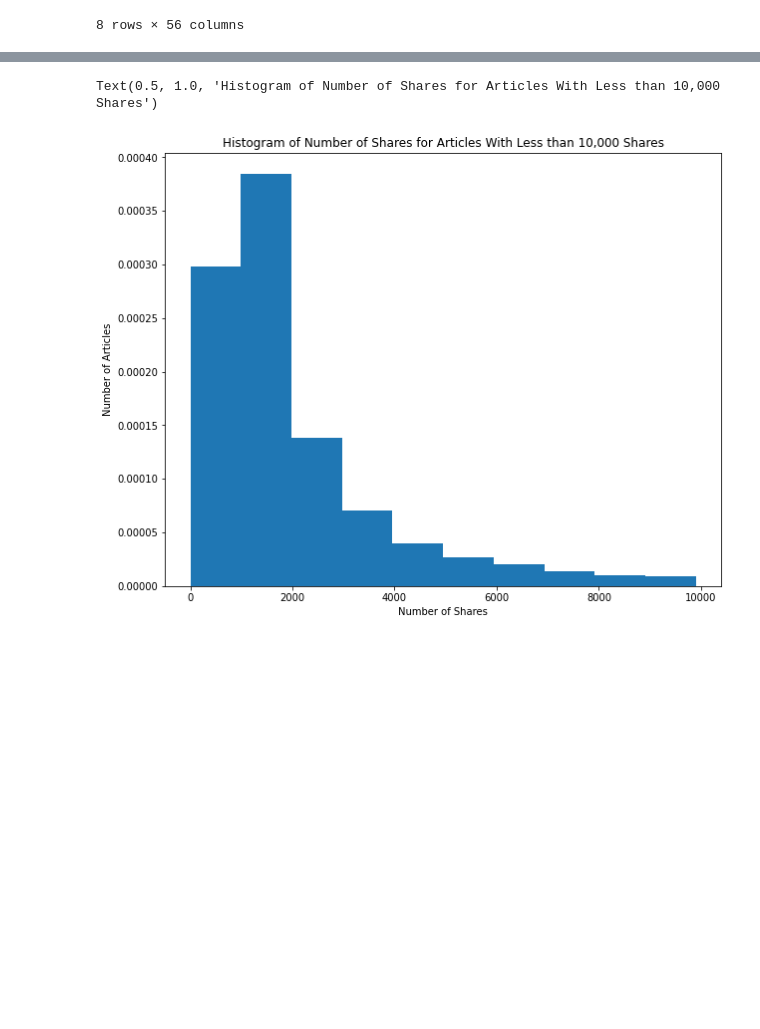
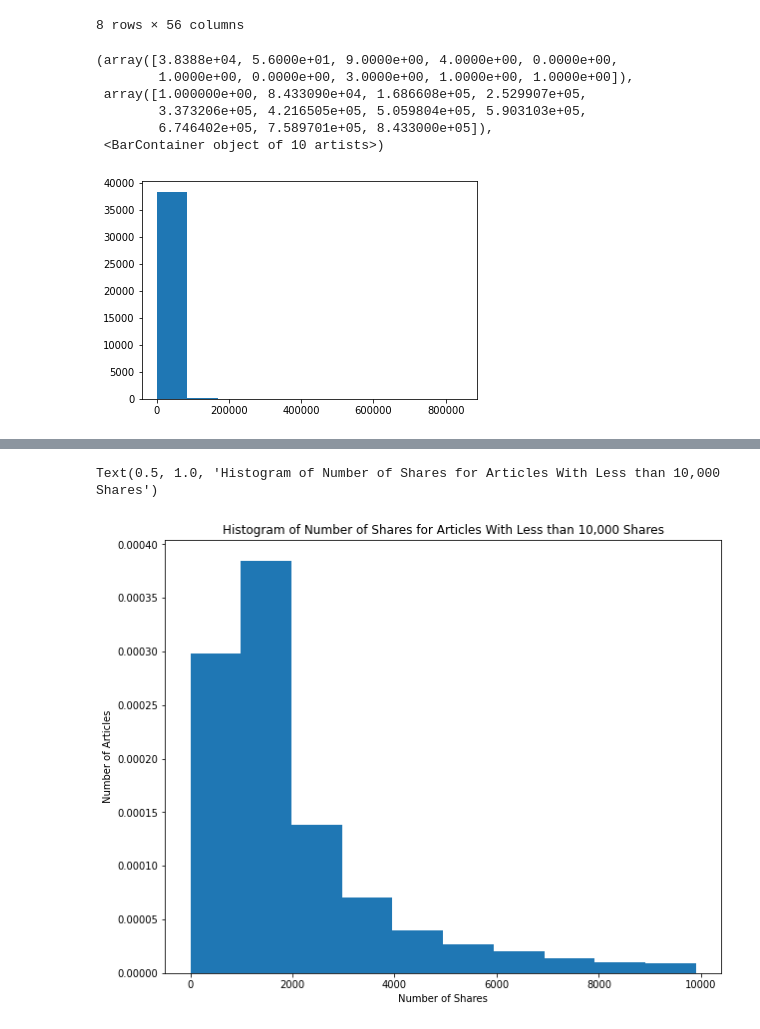
Before and after one commit to matthiasronnau/BANA-273-Term-Project, a Jupyter notebook: BANA-273 Term Project.ipynb, the cells around one changed output, grey strips where cells are left out. Saved outputs shown, nothing was run; the diff lists cells and outputs as text; code cells hidden in the pictures; blank space fills up the shorter version.

```diff
--- a/BANA-273 Term Project.ipynb
+++ b/BANA-273 Term Project.ipynb
@@ -110,0 +114,10 @@ data_with_words.describe()
+# %%
+plt.hist(data_with_words["shares"])
+# %% [output]
+(array([3.8388e+04, 5.6000e+01, 9.0000e+00, 4.0000e+00, 0.0000e+00,
+        1.0000e+00, 0.0000e+00, 3.0000e+00, 1.0000e+00, 1.0000e+00]),
+ array([1.000000e+00, 8.433090e+04, 1.686608e+05, 2.529907e+05,
+        3.373206e+05, 4.216505e+05, 5.059804e+05, 5.903103e+05,
+        6.746402e+05, 7.589701e+05, 8.433000e+05]),
+ <BarContainer object of 10 artists>)
+[figure, added]
```
Also changed, not shown: parts of 28 cells of this notebook.
